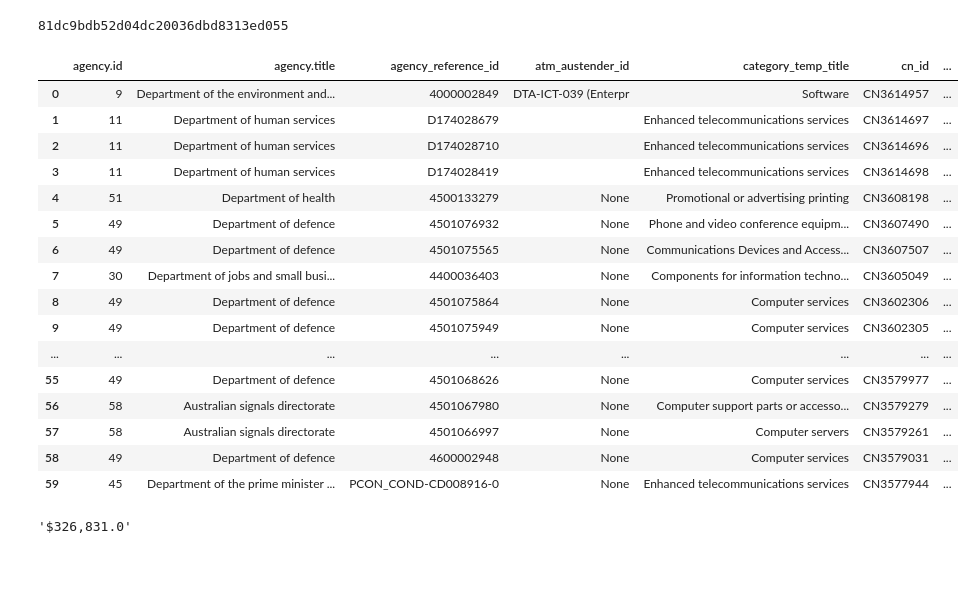
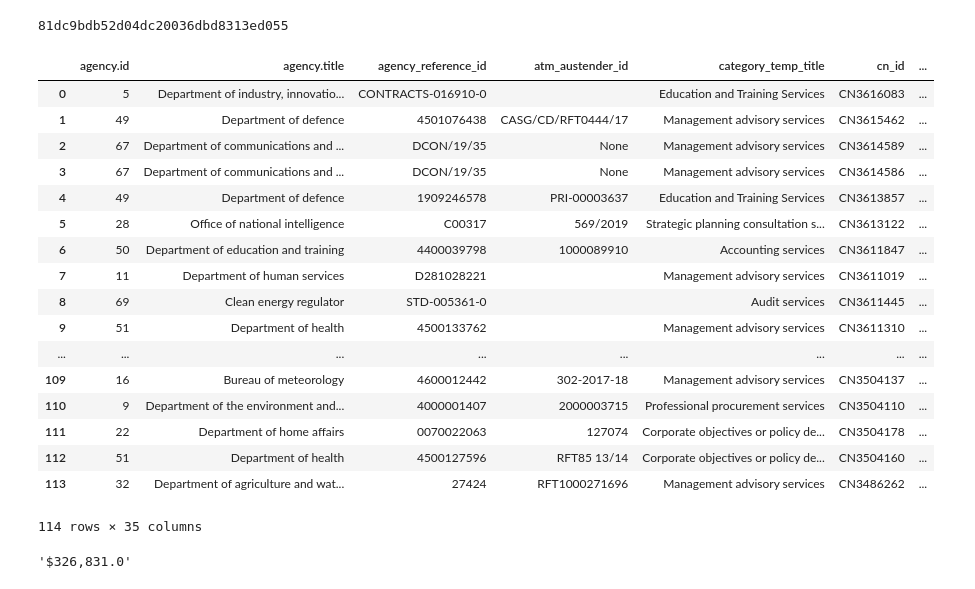
Before and after one commit to bpandrew/govconnectapi, a Jupyter notebook: sandpit.ipynb, the cells around one changed output. Drawn from its saved outputs; the diff is of its cells as text; code cells hidden in the pictures.

```diff
--- a/sandpit.ipynb
+++ b/sandpit.ipynb
@@ -760,7 +760,7 @@ data = {}
 
 session = {"endpoint":"https://governmentconnect.herokuapp.com/"}  #http://127.0.0.1:5000/
 
-QUERY_ENDPOINT = session['endpoint']+"contracts?paginate=no&supplier_id=8"
+QUERY_ENDPOINT = session['endpoint']+"contracts?paginate=no&supplier_id=484"
 uResponse = requests.get(url = QUERY_ENDPOINT)
 query_data = json.loads(uResponse.text)
 df = query_data['results']
@@ -780,49 +780,50 @@ if len(df)>0:
     analysis_json['sum_contracts_current_fy'] = format_currency(cfy['contract_value'].sum())
 
     # Find the highest revenue agencies for this and last year
     df_temp = cfy.groupby(['agency.title']).sum().reset_index()
     analysis_json['highest_revenue_current_fy'] = df_temp['agency.title'][:1].values
 
     df_temp = lfy.groupby(['agency.title']).sum().reset_index()
     analysis_json['highest_revenue_prev_fy'] = df_temp['agency.title'][:1].values
 
     # Find all of the open contracts in this agency
     df_temp = df.copy()
     df_temp = df_temp[df_temp['contract_end']>now_string]
 
     analysis_json['open_contracts'] = []
     for index, row in df_temp.iterrows():
         temp_dict = {}
         temp_dict['contract_id']=row['id']
         temp_dict['agency']=row['agency.title']
         temp_dict['unspsc'] = row['unspsc.title']
         temp_dict['title']=row['title']
         temp_dict['contract_value']= "$"+ humanize.intcomma(row['contract_value'])
         contract_end = datetime.strptime(row['contract_end'], '%Y-%m-%d')
         temp_dict['closing_days'] = humanize.naturaltime(contract_end)
         analysis_json['open_contracts'].append(temp_dict)
 
     data['analysis_json'] = analysis_json
 
 df
 # %% [output]
 |  | agency.id | agency.title | agency_reference_id | atm_austender_id | category_temp_title | cn_id | ... |
-| 0 | 9 | Department of the environment and... | 4000002849 | DTA-ICT-039 (Enterpr | Software | CN3614957 | ... |
-| 1 | 11 | Department of human services | D174028679 |  | Enhanced telecommunications services | CN3614697 | ... |
-| 2 | 11 | Department of human services | D174028710 |  | Enhanced telecommunications services | CN3614696 | ... |
-| 3 | 11 | Department of human services | D174028419 |  | Enhanced telecommunications services | CN3614698 | ... |
-| 4 | 51 | Department of health | 4500133279 | None | Promotional or advertising printing | CN3608198 | ... |
-| 5 | 49 | Department of defence | 4501076932 | None | Phone and video conference equipm... | CN3607490 | ... |
-| 6 | 49 | Department of defence | 4501075565 | None | Communications Devices and Access... | CN3607507 | ... |
-| 7 | 30 | Department of jobs and small busi... | 4400036403 | None | Components for information techno... | CN3605049 | ... |
-| 8 | 49 | Department of defence | 4501075864 | None | Computer services | CN3602306 | ... |
-| 9 | 49 | Department of defence | 4501075949 | None | Computer services | CN3602305 | ... |
+| 0 | 5 | Department of industry, innovatio... | CONTRACTS-016910-0 |  | Education and Training Services | CN3616083 | ... |
+| 1 | 49 | Department of defence | 4501076438 | CASG/CD/RFT0444/17 | Management advisory services | CN3615462 | ... |
+| 2 | 67 | Department of communications and ... | DCON/19/35 | None | Management advisory services | CN3614589 | ... |
+| 3 | 67 | Department of communications and ... | DCON/19/35 | None | Management advisory services | CN3614586 | ... |
+| 4 | 49 | Department of defence | 1909246578 | PRI-00003637 | Education and Training Services | CN3613857 | ... |
+| 5 | 28 | Office of national intelligence | C00317 | 569/2019 | Strategic planning consultation s... | CN3613122 | ... |
+| 6 | 50 | Department of education and training | 4400039798 | 1000089910 | Accounting services | CN3611847 | ... |
+| 7 | 11 | Department of human services | D281028221 |  | Management advisory services | CN3611019 | ... |
+| 8 | 69 | Clean energy regulator | STD-005361-0 |  | Audit services | CN3611445 | ... |
+| 9 | 51 | Department of health | 4500133762 |  | Management advisory services | CN3611310 | ... |
 | ... | ... | ... | ... | ... | ... | ... | ... |
-| 55 | 49 | Department of defence | 4501068626 | None | Computer services | CN3579977 | ... |
-| 56 | 58 | Australian signals directorate | 4501067980 | None | Computer support parts or accesso... | CN3579279 | ... |
-| 57 | 58 | Australian signals directorate | 4501066997 | None | Computer servers | CN3579261 | ... |
-| 58 | 49 | Department of defence | 4600002948 | None | Computer services | CN3579031 | ... |
-| 59 | 45 | Department of the prime minister ... | PCON_COND-CD008916-0 | None | Enhanced telecommunications services | CN3577944 | ... |
+| 109 | 16 | Bureau of meteorology | 4600012442 | 302-2017-18 | Management advisory services | CN3504137 | ... |
+| 110 | 9 | Department of the environment and... | 4000001407 | 2000003715 | Professional procurement services | CN3504110 | ... |
+| 111 | 22 | Department of home affairs | 0070022063 | 127074 | Corporate objectives or policy de... | CN3504178 | ... |
+| 112 | 51 | Department of health | 4500127596 | RFT85 13/14 | Corporate objectives or policy de... | CN3504160 | ... |
+| 113 | 32 | Department of agriculture and wat... | 27424 | RFT1000271696 | Management advisory services | CN3486262 | ... |
+114 rows × 35 columns
 # %%
 #format_currency() #['contract_value'].sum())
 format_currency(lfy[lfy['agency.id']==11]['contract_value'].sum())
```
Also changed, not shown: parts of 2 cells of this notebook, 1 other file.
